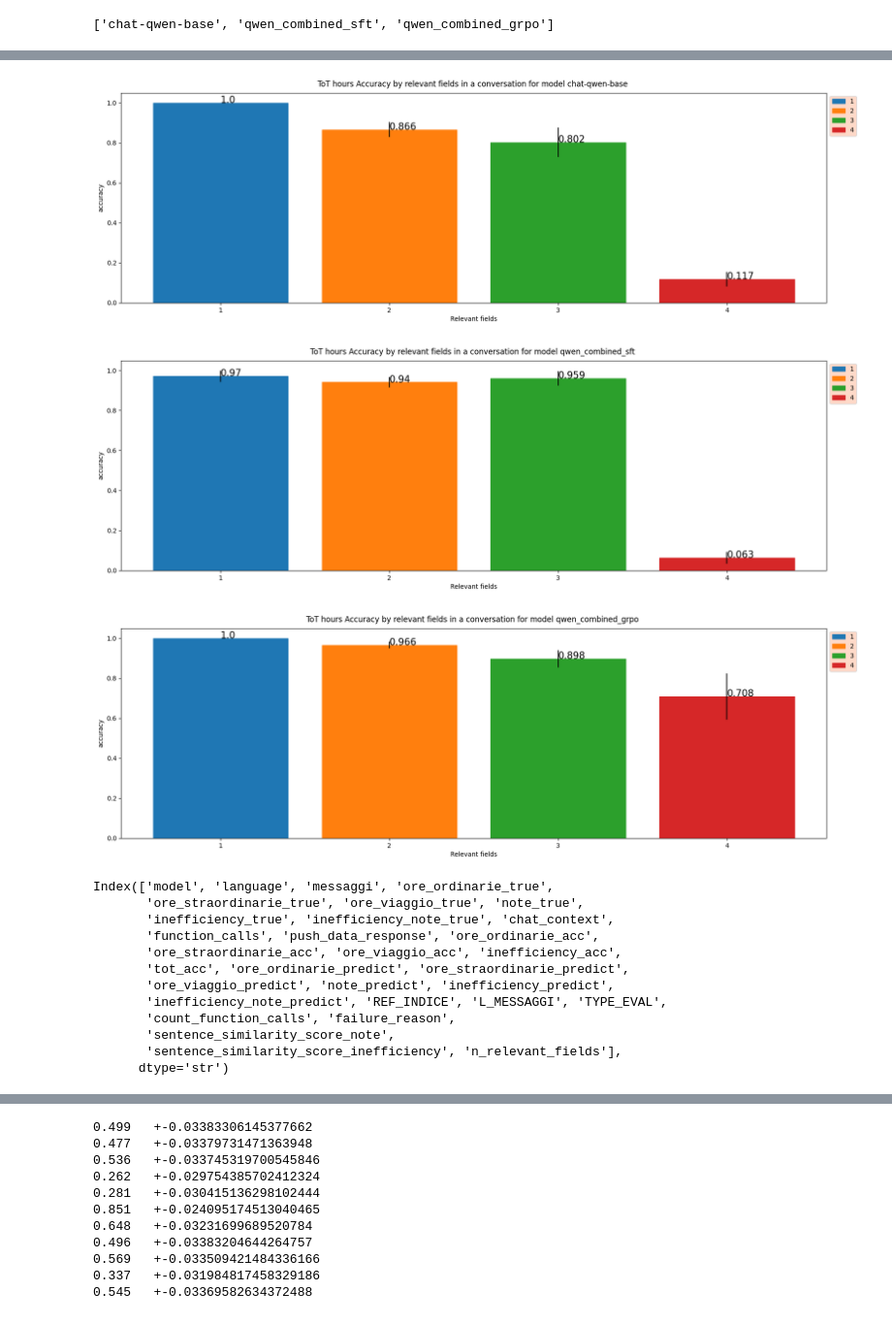
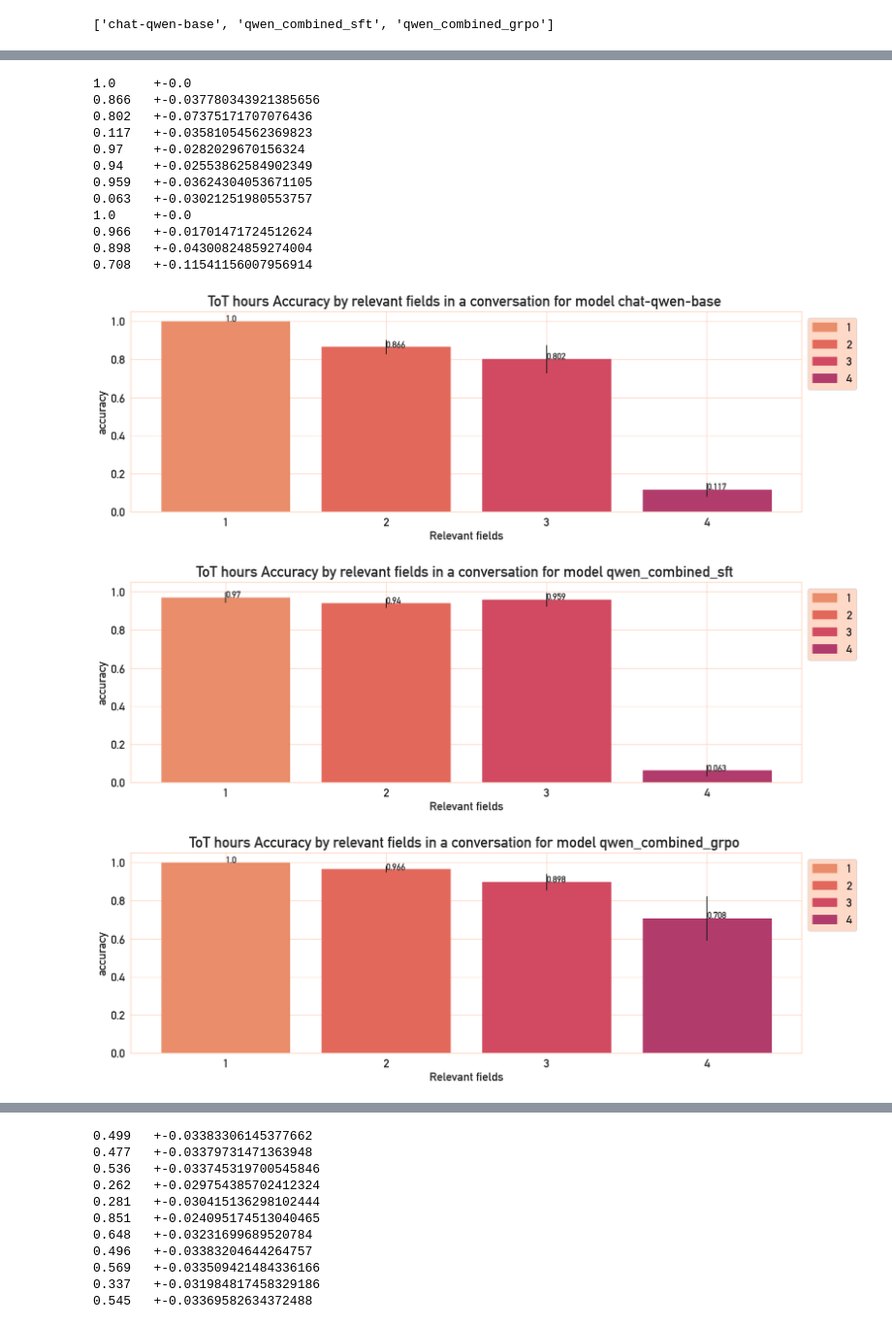
Before and after one commit to Rdm-Nico/SitiBTAgent, a Jupyter notebook: visualization/test_lora_combined.ipynb, the cells around one changed output, grey strips where cells are left out. Shown at 97% size. Cells and saved outputs as stored; diff of their text form; code cells hidden in the pictures.

```diff
--- a/visualization/test_lora_combined.ipynb
+++ b/visualization/test_lora_combined.ipynb
@@ -28,10 +29,31 @@ df['model'].unique()
                        'qwen_combined_sft',
                       'qwen_combined_grpo']
 Length: 20, dtype: str
+# %%
+sns.set_theme(style="darkgrid")
+colors = edgecolors = sns.color_palette("muted")
+
+# global attribute
+# per le lettere
+offset = 5
+plt.rcParams["font.family"] = "DIN Alternate"
+plt.rcParams["axes.titlesize"] = 20 + offset
+plt.rcParams["axes.labelsize"] = 15 + offset
+plt.rcParams["axes.titleweight"] = "bold"
+plt.rcParams["xtick.labelsize"]   = 15 + offset
+plt.rcParams["ytick.labelsize"]   = 15 + offset
+plt.rcParams["legend.fontsize"]   = 15 + offset
+plt.rcParams["legend.title_fontsize"] = 15 + offset
+
+# per il colore del grafico
+plt.rcParams["axes.facecolor"] = "white"
+#plt.rcParams["figure.facecolor"] =  "#ca6702"
+plt.rcParams["grid.color"] = "#fed0bb"
+plt.rcParams["axes.edgecolor"] = "#fed0bb"
 # %%
 target ='base|qwen_combined_sft|qwen_combined_grpo'
 models = list(df[df['model'].str.contains(target)]['model'].unique())
-labels = ['qwen-base','SFT','GRPO']
+labels = ['qwen3:4b','SFT','GRPO']
 models
 # %% [output]
 ['chat-qwen-base', 'qwen_combined_sft', 'qwen_combined_grpo']
@@ -101,6 +123,9 @@ for model in models:
         media_group.append(acc_media)
         CI_group.append(CI)
 
+    for media,CI in zip(media_group, CI_group):
+        print(f"{media} \t+-{CI}")
+
     plt.figure(figsize=(20,6))
     plt.bar(l_msg,media_group, yerr=CI_group, label=l_msg, color=colors)
     add_labels(l_msg,media_group)
@@ -116,46 +153,46 @@ for model in models:
 # %%
 def add_labels(labels, vals):
     for i,x_label in enumerate(labels):
         plt.text(x_label,vals[i], vals[i],size=15)
 
 models = list(df[df['model'].str.contains(target)]['model'].unique())
 
 for model in models:
     media_group = []
     CI_group = []
     n_fields = np.sort(df['n_relevant_fields'].unique())[1:]
     for n_field in n_fields:
         acc_media = round(df.loc[(df['model'] == model)  & (df['n_relevant_fields'] == n_field)]['tot_acc'].mean(),3)
         n = len(df.loc[(df['model'] == model)  & (df['n_relevant_fields'] == n_field)])
         # intervallo di confidenza al 90 %
         CI = 1.645 * np.sqrt(acc_media * (1- acc_media) / n)
         media_group.append(acc_media)
         CI_group.append(CI)
 
+    for media,CI in zip(media_group, CI_group):
+        print(f"{media} \t+-{CI}")
+
     plt.figure(figsize=(20,6))
     plt.bar(n_fields,media_group, yerr=CI_group, label=n_fields, color=colors, edgecolor=colors)
     add_labels(n_fields,media_group)
     plt.title(f"ToT hours Accuracy by relevant fields in a conversation for model {model} ", pad=10)
     plt.xlabel("Relevant fields")
     plt.xticks(n_fields)
     plt.ylabel("accuracy")
     plt.legend(loc="upper left", bbox_to_anchor=(1, 1),frameon=True,facecolor="#fed0bb")
 # %% [output]
+1.0     +-0.0
+0.866   +-0.037780343921385656
+0.802   +-0.07375171707076436
+0.117   +-0.03581054562369823
+0.97    +-0.0282029670156324
+0.94    +-0.02553862584902349
+0.959   +-0.03624304053671105
+0.063   +-0.03021251980553757
+1.0     +-0.0
+0.966   +-0.01701471724512624
+0.898   +-0.04300824859274004
+0.708   +-0.11541156007956914
-[figure, old version]
+[figure, new version]
-[figure, old version]
+[figure, new version]
-[figure, old version]
+[figure, new version]
-# %%
-df.columns
-# %% [output]
-Index(['model', 'language', 'messaggi', 'ore_ordinarie_true',
-       'ore_straordinarie_true', 'ore_viaggio_true', 'note_true',
-       'inefficiency_true', 'inefficiency_note_true', 'chat_context',
-       'function_calls', 'push_data_response', 'ore_ordinarie_acc',
-       'ore_straordinarie_acc', 'ore_viaggio_acc', 'inefficiency_acc',
-       'tot_acc', 'ore_ordinarie_predict', 'ore_straordinarie_predict',
-       'ore_viaggio_predict', 'note_predict', 'inefficiency_predict',
-       'inefficiency_note_predict', 'REF_INDICE', 'L_MESSAGGI', 'TYPE_EVAL',
-       'count_function_calls', 'failure_reason',
-       'sentence_similarity_score_note',
-       'sentence_similarity_score_inefficiency', 'n_relevant_fields'],
-      dtype='str')
```
Also changed, not shown: parts of 9 cells of this notebook, 4 other files.
